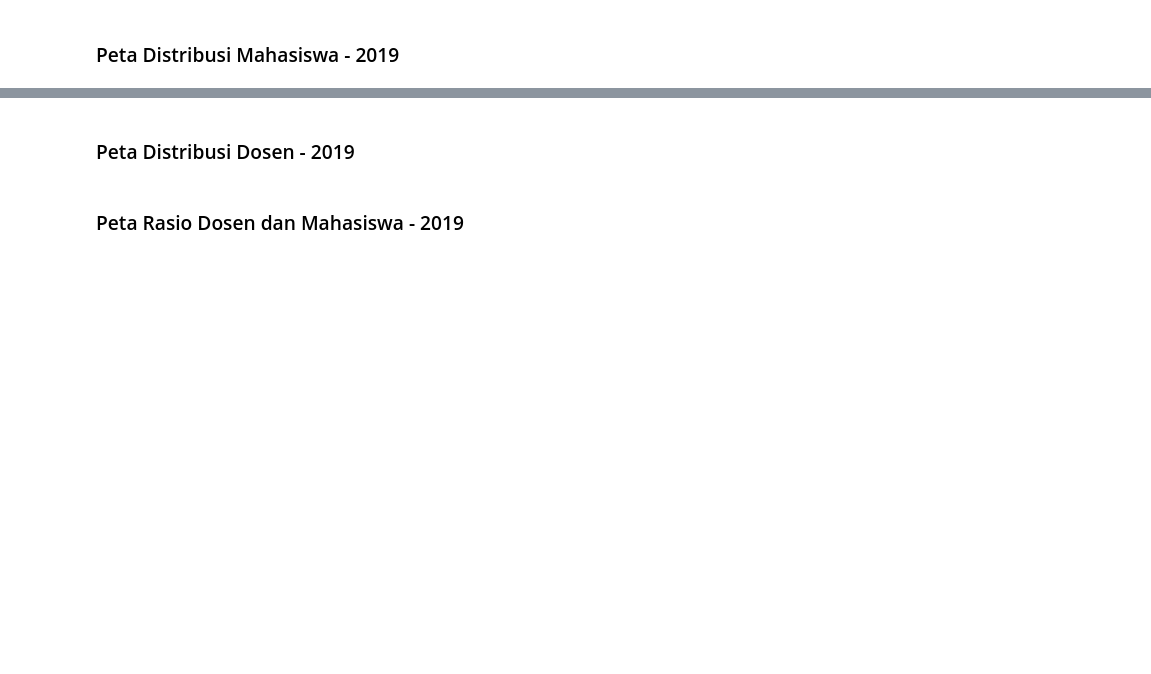
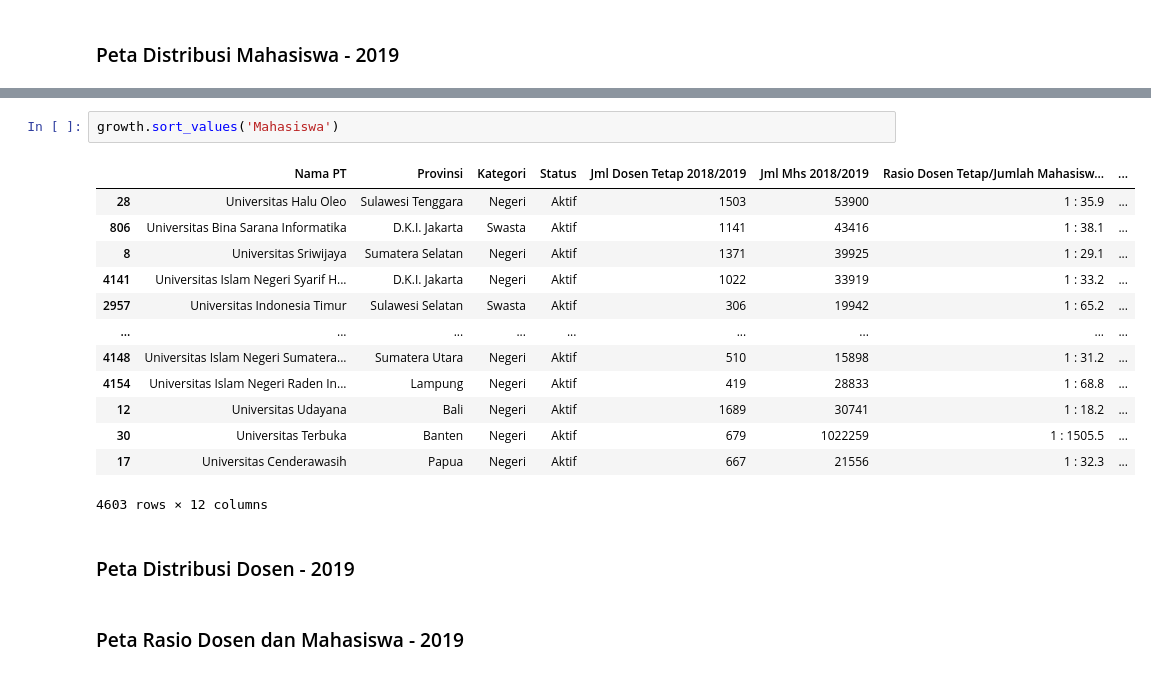
Before and after one commit to yosiadityan/eda_forlapdikti, a Jupyter notebook: EDA.ipynb, the cells around one changed output, grey strips where cells are left out. Saved outputs shown, nothing was run; the diff lists cells and outputs as text; blank space fills up the shorter version.

```diff
--- a/EDA.ipynb
+++ b/EDA.ipynb
@@ -242,3 +498,19 @@ m
+# %%
+growth.sort_values('Mahasiswa')
+# %% [output]
+|  | Nama PT | Provinsi | Kategori | Status | Jml Dosen Tetap 2018/2019 | Jml Mhs 2018/2019 | Rasio Dosen Tetap/Jumlah Mahasisw... | ... |
+| 28 | Universitas Halu Oleo | Sulawesi Tenggara | Negeri | Aktif | 1503 | 53900 | 1 : 35.9 | ... |
+| 806 | Universitas Bina Sarana Informatika | D.K.I. Jakarta | Swasta | Aktif | 1141 | 43416 | 1 : 38.1 | ... |
+| 8 | Universitas Sriwijaya | Sumatera Selatan | Negeri | Aktif | 1371 | 39925 | 1 : 29.1 | ... |
+| 4141 | Universitas Islam Negeri Syarif H... | D.K.I. Jakarta | Negeri | Aktif | 1022 | 33919 | 1 : 33.2 | ... |
+| 2957 | Universitas Indonesia Timur | Sulawesi Selatan | Swasta | Aktif | 306 | 19942 | 1 : 65.2 | ... |
+| ... | ... | ... | ... | ... | ... | ... | ... | ... |
+| 4148 | Universitas Islam Negeri Sumatera... | Sumatera Utara | Negeri | Aktif | 510 | 15898 | 1 : 31.2 | ... |
+| 4154 | Universitas Islam Negeri Raden In... | Lampung | Negeri | Aktif | 419 | 28833 | 1 : 68.8 | ... |
+| 12 | Universitas Udayana | Bali | Negeri | Aktif | 1689 | 30741 | 1 : 18.2 | ... |
+| 30 | Universitas Terbuka | Banten | Negeri | Aktif | 679 | 1022259 | 1 : 1505.5 | ... |
+| 17 | Universitas Cenderawasih | Papua | Negeri | Aktif | 667 | 21556 | 1 : 32.3 | ... |
+4603 rows × 12 columns
 # %% [markdown]
 ### Peta Distribusi Dosen - 2019
 # %% [markdown]
```
Also changed, not shown: parts of 20 cells of this notebook.
